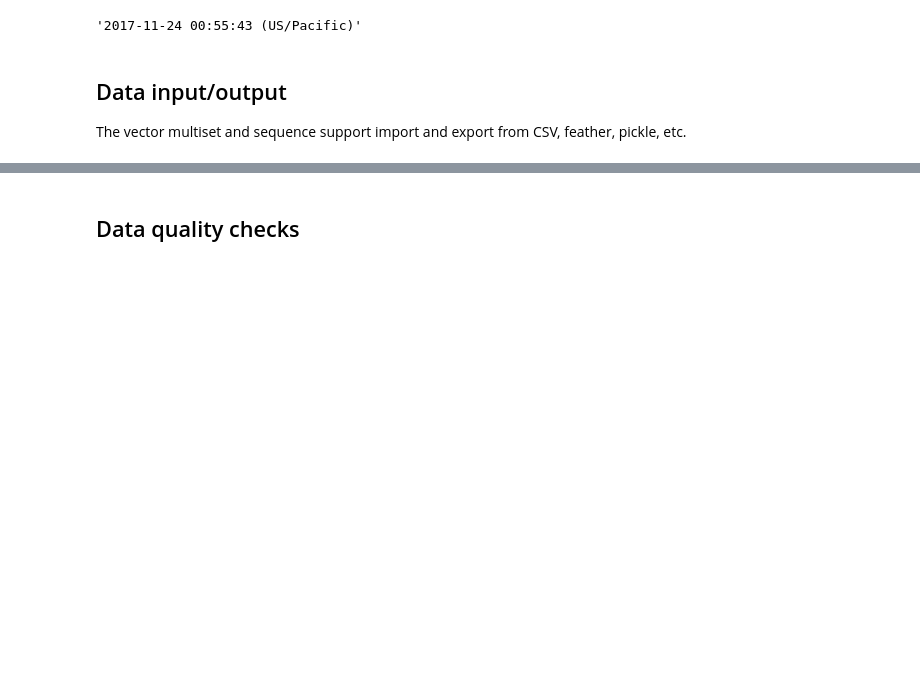
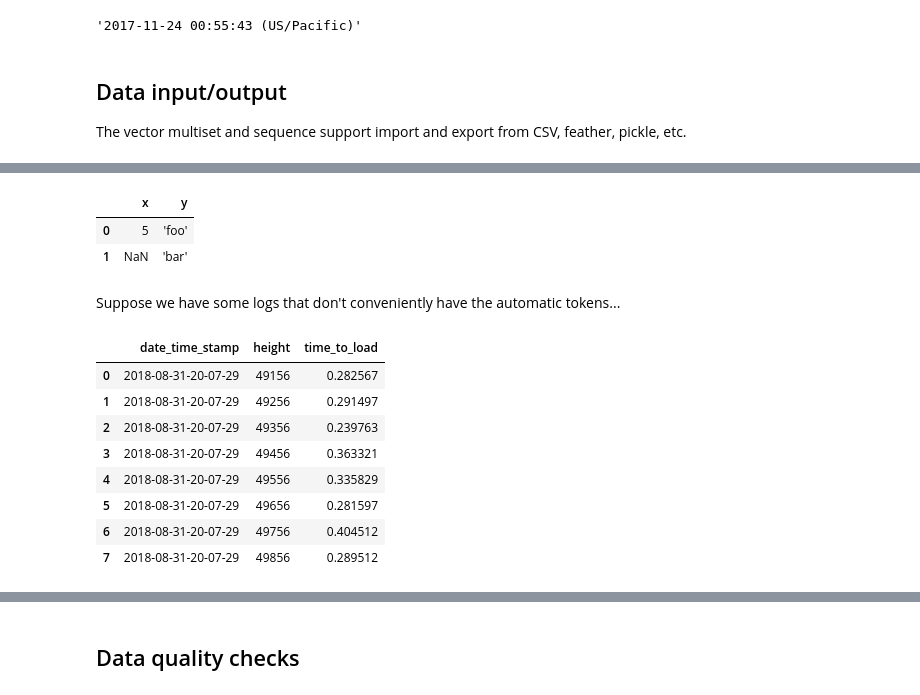
Before and after one commit to Mitchellpkt/python-isthmuslib, a Jupyter notebook: isthmuslib_tutorial.ipynb, the cells around one changed output, grey strips where cells are left out. Saved outputs shown, nothing was run; the diff lists cells and outputs as text; code cells hidden in the pictures; blank space fills up the shorter version.

```diff
--- a/isthmuslib_tutorial.ipynb
+++ b/isthmuslib_tutorial.ipynb
@@ -327,0 +317,8 @@ f"hello [<<{x=}>>] world"
+# %%
+isli.auto_extract_from_text(s)
+# %% [output]
+|  | x | y |
+| 0 | 5 | 'foo' |
+| 1 | NaN | 'bar' |
+# %% [markdown]
+Suppose we have some logs that don't conveniently have the automatic tokens...
@@ -327,0 +336,26 @@ f"hello [<<{x=}>>] world"
+# %%
+# Set the rules for extracting the vectors
+record_delimiter: str = 'lo'
+tokens_dictionary: Dict[str, Tuple[str,str]] = {
+    #varname: (left_token, right_token)
+    'date_time_stamp': ('g-',':'),
+    'height': ('Synced ', '/'),
+    'time_to_load': ('(', ' sec'),
+}
+
+# Extract the text into a timeseries
+timeseries: isli.VectorMultiset = isli.extract_text_to_vector(log,
+                                                              record_delimiter=record_delimiter,
+                                                              tokens_dictionary=tokens_dictionary)
+# Peek the result
+timeseries.data
+# %% [output]
+|  | date_time_stamp | height | time_to_load |
+| 0 | 2018-08-31-20-07-29 | 49156 | 0.282567 |
+| 1 | 2018-08-31-20-07-29 | 49256 | 0.291497 |
+| 2 | 2018-08-31-20-07-29 | 49356 | 0.239763 |
+| 3 | 2018-08-31-20-07-29 | 49456 | 0.363321 |
+| 4 | 2018-08-31-20-07-29 | 49556 | 0.335829 |
+| 5 | 2018-08-31-20-07-29 | 49656 | 0.281597 |
+| 6 | 2018-08-31-20-07-29 | 49756 | 0.404512 |
+| 7 | 2018-08-31-20-07-29 | 49856 | 0.289512 |
```
Also changed, not shown: parts of 10 cells of this notebook.
